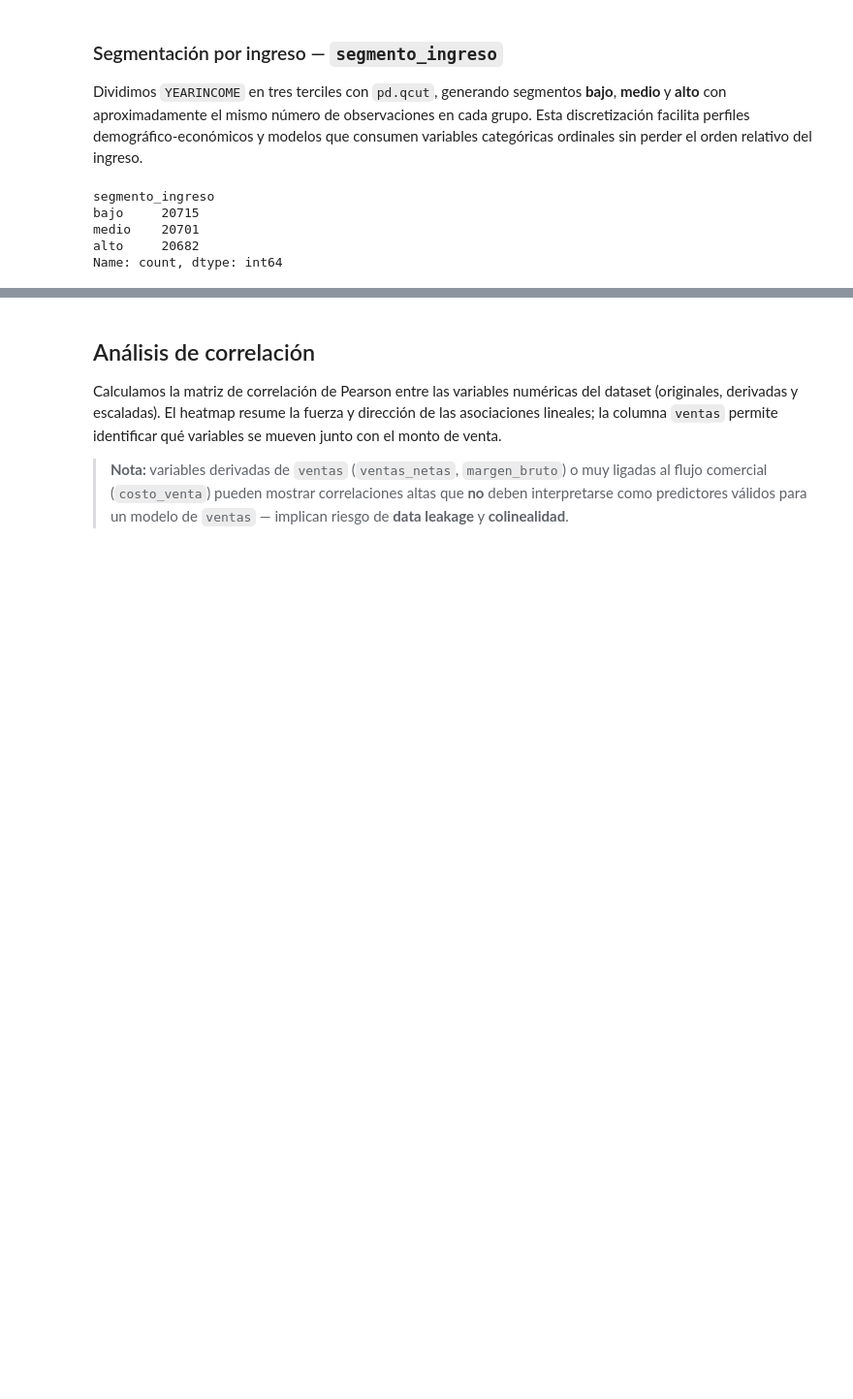
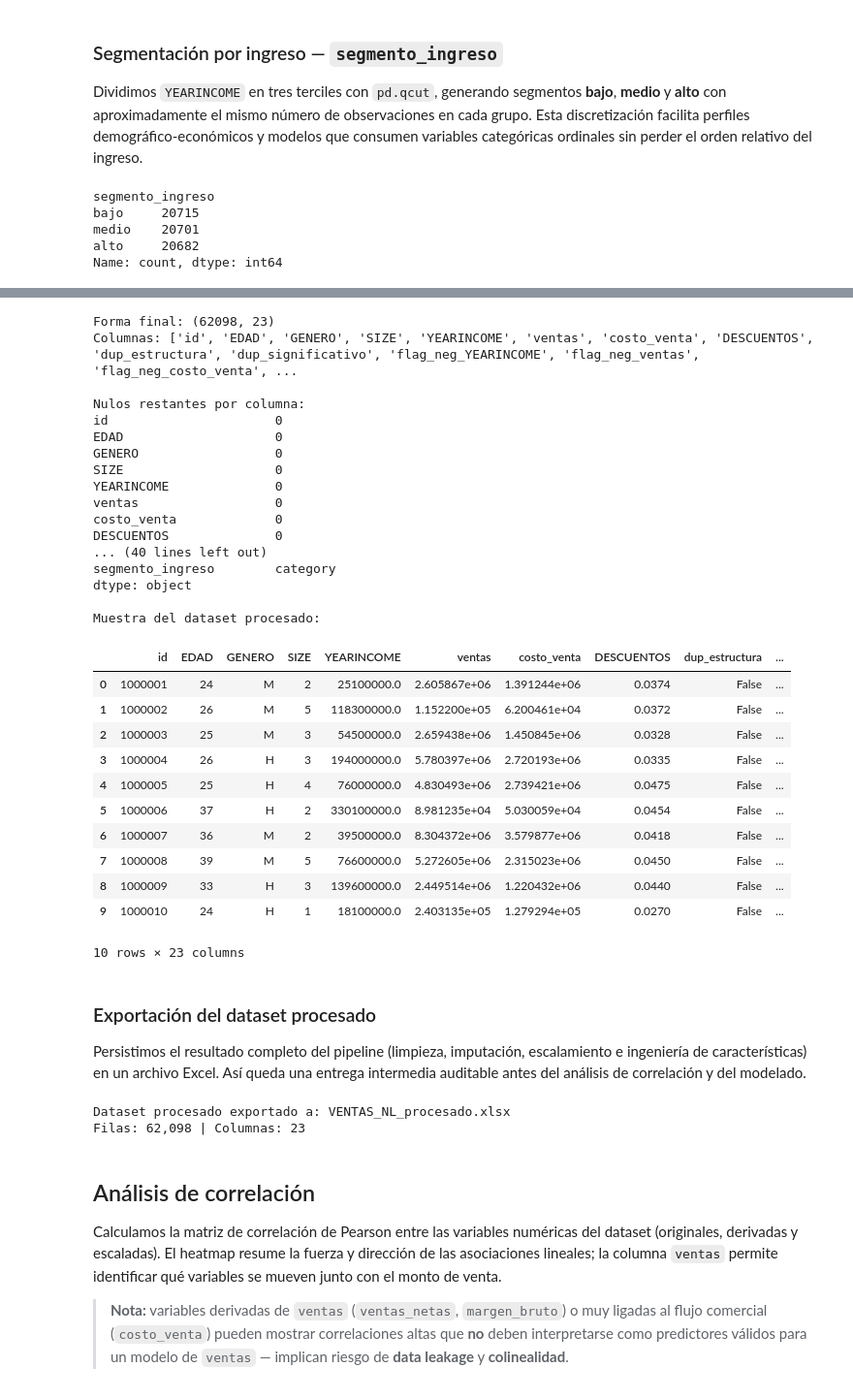
Before and after one commit to 5arSanti/ml-data-preprocessing, a Jupyter notebook: main.ipynb, the cells around one changed output, grey strips where cells are left out. Shown at 97% size. Saved outputs shown, nothing was run; the diff lists cells and outputs as text; code cells hidden in the pictures; blank space fills up the shorter version.

```diff
--- a/main.ipynb
+++ b/main.ipynb
@@ -398,3 +406,56 @@ Name: count, dtype: int64
+# %%
+print("Forma final:", df.shape)
+print("Columnas:", df.columns.tolist())
+print("\nNulos restantes por columna:")
+print(df.isna().sum())
+print("\nTipos de dato:")
+print(df.dtypes)
+print("\nMuestra del dataset procesado:")
+df.head(10)
+# %% [output]
+Forma final: (62098, 23)
+Columnas: ['id', 'EDAD', 'GENERO', 'SIZE', 'YEARINCOME', 'ventas', 'costo_venta', 'DESCUENTOS', 'dup_estructura', 'dup_significativo', 'flag_neg_YEARINCOME', 'flag_neg_ventas', 'flag_neg_costo_venta', ...
+
+Nulos restantes por columna:
+id                      0
+EDAD                    0
+GENERO                  0
+SIZE                    0
+YEARINCOME              0
+ventas                  0
+costo_venta             0
+DESCUENTOS              0
+... (40 lines left out)
+segmento_ingreso        category
+dtype: object
+
+Muestra del dataset procesado:
+|  | id | EDAD | GENERO | SIZE | YEARINCOME | ventas | costo_venta | DESCUENTOS | dup_estructura | ... |
+| 0 | 1000001 | 24 | M | 2 | 25100000.0 | 2.605867e+06 | 1.391244e+06 | 0.0374 | False | ... |
+| 1 | 1000002 | 26 | M | 5 | 118300000.0 | 1.152200e+05 | 6.200461e+04 | 0.0372 | False | ... |
+| 2 | 1000003 | 25 | M | 3 | 54500000.0 | 2.659438e+06 | 1.450845e+06 | 0.0328 | False | ... |
+| 3 | 1000004 | 26 | H | 3 | 194000000.0 | 5.780397e+06 | 2.720193e+06 | 0.0335 | False | ... |
+| 4 | 1000005 | 25 | H | 4 | 76000000.0 | 4.830493e+06 | 2.739421e+06 | 0.0475 | False | ... |
+| 5 | 1000006 | 37 | H | 2 | 330100000.0 | 8.981235e+04 | 5.030059e+04 | 0.0454 | False | ... |
+| 6 | 1000007 | 36 | M | 2 | 39500000.0 | 8.304372e+06 | 3.579877e+06 | 0.0418 | False | ... |
+| 7 | 1000008 | 39 | M | 5 | 76600000.0 | 5.272605e+06 | 2.315023e+06 | 0.0450 | False | ... |
+| 8 | 1000009 | 33 | H | 3 | 139600000.0 | 2.449514e+06 | 1.220432e+06 | 0.0440 | False | ... |
+| 9 | 1000010 | 24 | H | 1 | 18100000.0 | 2.403135e+05 | 1.279294e+05 | 0.0270 | False | ... |
+10 rows × 23 columns
+# %% [markdown]
+### Exportación del dataset procesado
+
+Persistimos el resultado completo del pipeline (limpieza, imputación, escalamiento e ingeniería de características) en un archivo Excel. Así queda una entrega intermedia auditable antes del análisis de correlación y del modelado.
+# %%
+output_path = "VENTAS_NL_procesado.xlsx"
+df.to_excel(output_path, index=False)
+print(f"Dataset procesado exportado a: {output_path}")
+print(f"Filas: {len(df):,} | Columnas: {df.shape[1]}")
+assert len(df) > 0
+assert df.shape[1] > 0
+# %% [output]
+Dataset procesado exportado a: VENTAS_NL_procesado.xlsx
+Filas: 62,098 | Columnas: 23
 # %% [markdown]
 ## Análisis de correlación
 
```
Also changed, not shown: parts of 6 cells of this notebook, 1 other file.
